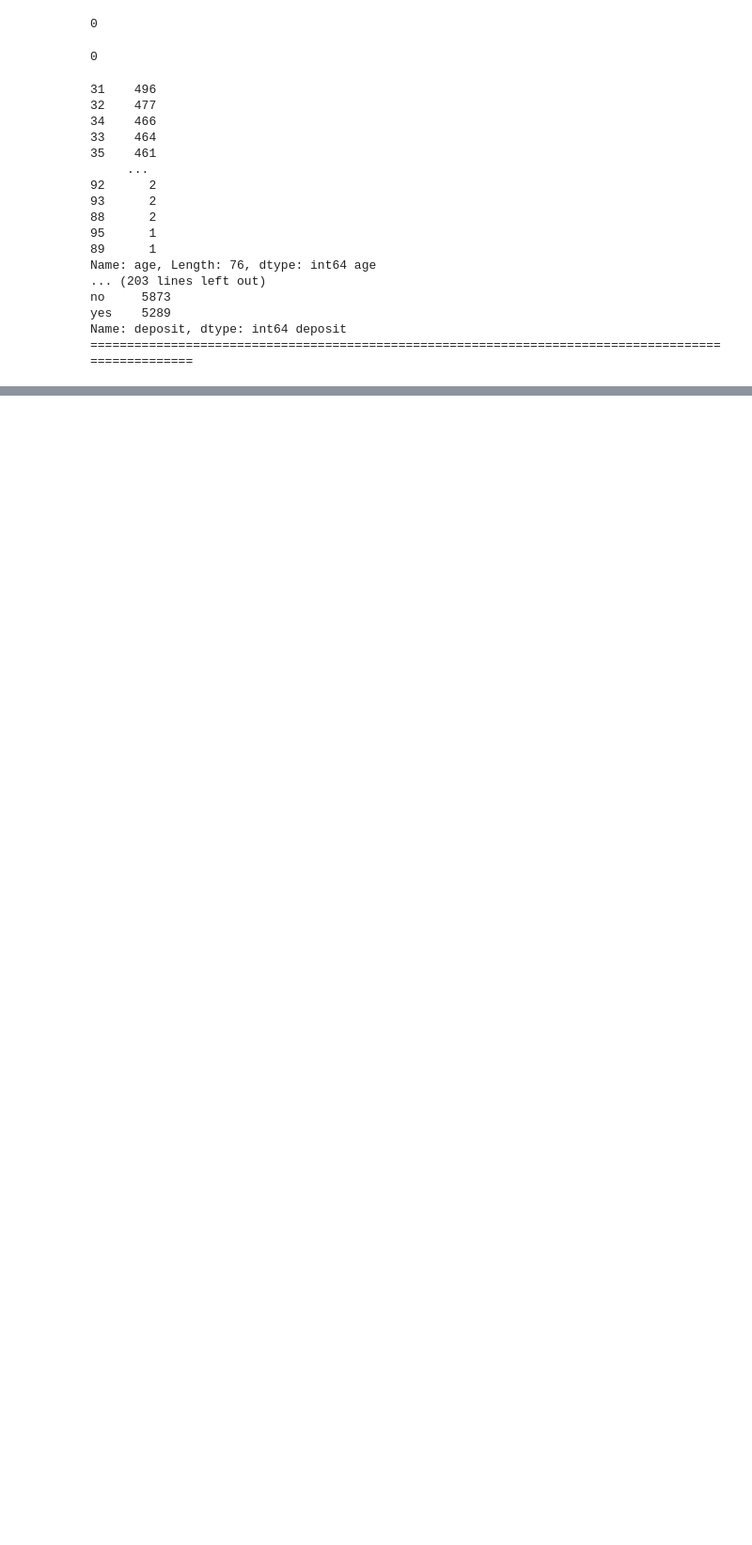
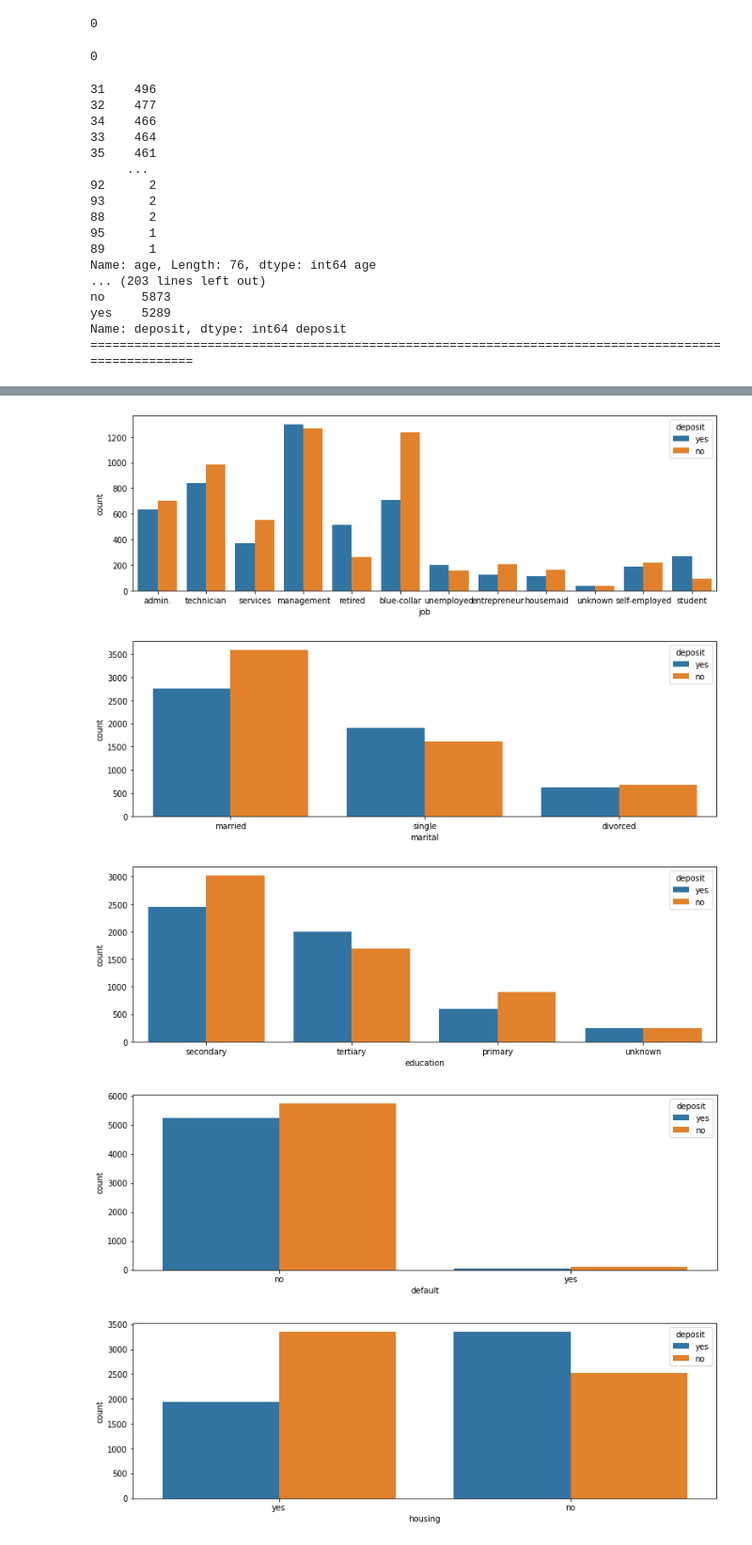
Before and after one commit to athulrj02/ProspectPulse, a Jupyter notebook: CstData.ipynb, the cells around one changed output, grey strips where cells are left out. Shown: that part at 94% size. Saved outputs shown, nothing was run; the diff lists cells and outputs as text; code cells hidden in the pictures; blank space fills up the shorter version.

```diff
--- a/CstData.ipynb
+++ b/CstData.ipynb
@@ -137,0 +156,11 @@ target_variable=['deposit']
+# %%
+for feature in categorical_features: #iterates over each categorical feature in the categorical_features list
+    plt.figure(figsize=(13,4))
+    sns.countplot(x=feature, hue="deposit", data= df) #hue parameter separates the counts by the "deposit"
+    plt.show()
+# %% [output]
+[figure, added]
+[figure, added]
+[figure, added]
+[figure, added]
+[figure, added]
```
Also changed, not shown: parts of 9 cells of this notebook.
